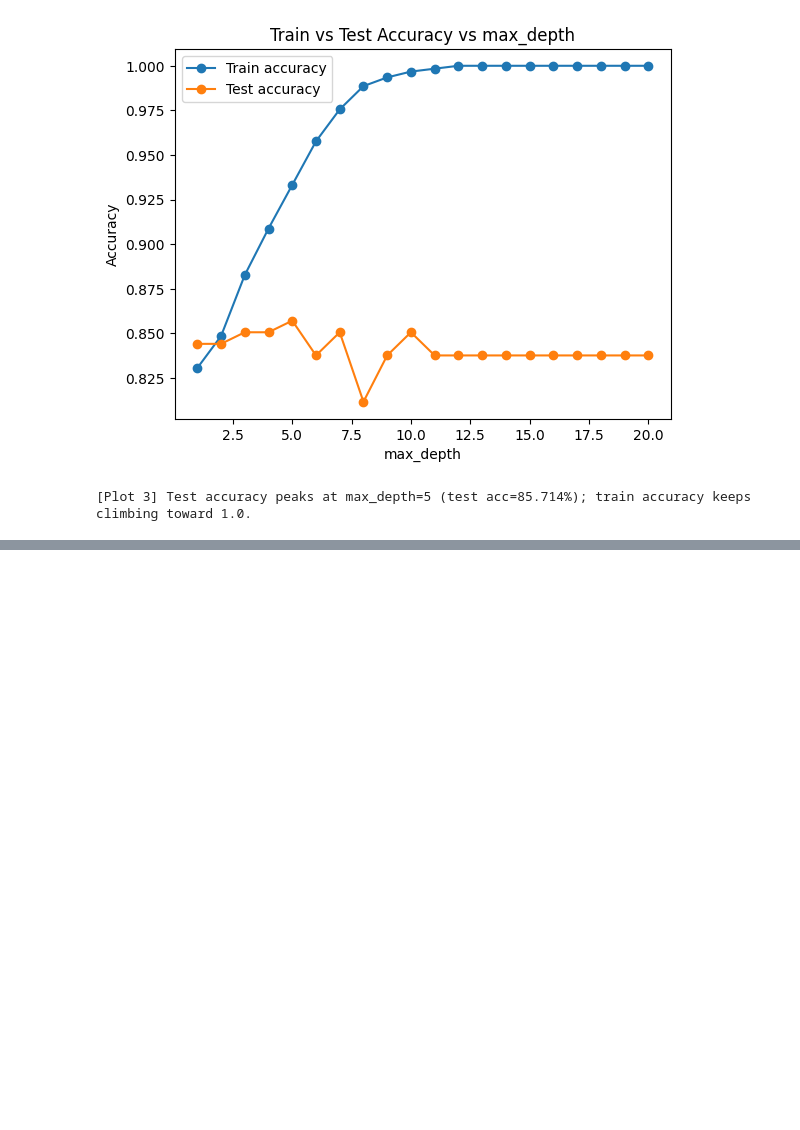
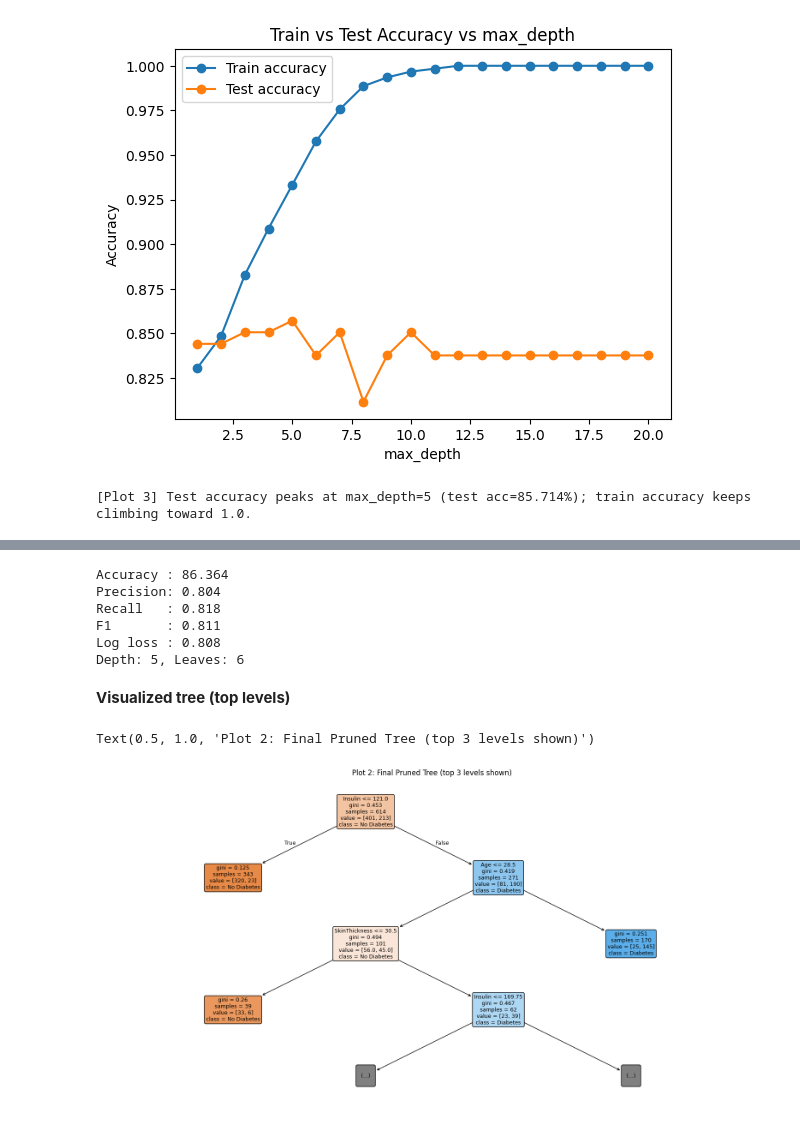
Before and after one commit to fatimaimran22/AI-ML, a Jupyter notebook: decision_trees/DecisionTree.ipynb, the cells around one changed output, grey strips where cells are left out. Saved outputs shown, nothing was run; the diff lists cells and outputs as text; code cells hidden in the pictures; blank space fills up the shorter version.

```diff
--- a/decision_trees/DecisionTree.ipynb
+++ b/decision_trees/DecisionTree.ipynb
@@ -194,0 +206,31 @@ print(f"\n[Plot 3] Test accuracy peaks at max_depth={best_depth_by_test} "
+# %%
+path = model1.cost_complexity_pruning_path(X_train, y_train) #If I prune you step by step, what ccp_alpha values can I use?
+
+ccp_alphas, impurities = path.ccp_alphas, path.impurities
+
+ccp_alphas = ccp_alphas[:-1]
+impurities = impurities[:-1]
+
+#Why remove the last one?
+#The largest alpha usually produces a tree with only one node.
+
+trees = []
+
+for alpha in ccp_alphas:
+    model = DecisionTreeClassifier(random_state=42, ccp_alpha=alpha)
+    model.fit(X_train, y_train)
+    trees.append(model)
+
+train_accuracy_alpha = [accuracy_score(y_train, t.predict(X_train)) for t in trees]
+test_accuracy_alpha = [accuracy_score(y_test, t.predict(X_test)) for t in trees]
+
+n_leaves_alpha = [t.get_n_leaves() for t in trees]
+
+best_alpha_index = int(np.argmax(test_accuracy_alpha))
+
+best_alpha = ccp_alphas[best_alpha_index]
+
+print(f"Best ccp_alpha (max test accuracy): {best_alpha:.5f}")
+print(f"Test accuracy at best alpha: {((test_accuracy_alpha[best_alpha_index])*100):.3f}%")
+print(f"Leaves at best alpha: {n_leaves_alpha[best_alpha_index]} "
+      f"(vs {model1.get_n_leaves()} in the unpruned tree)")
@@ -194,0 +289,26 @@ print(f"\n[Plot 3] Test accuracy peaks at max_depth={best_depth_by_test} "
+# %%
+print(f"Accuracy : {accuracy_pruned:.3f}")
+print(f"Precision: {precision_pruned:.3f}")
+print(f"Recall   : {recall_pruned:.3f}")
+print(f"F1       : {f1_pruned:.3f}")
+print(f"Log loss : {ll:.3f}")
+print(f"Depth: {pruned_tree.get_depth()}, Leaves: {pruned_tree.get_n_leaves()}")
+# %% [output]
+Accuracy : 86.364
+Precision: 0.804
+Recall   : 0.818
+F1       : 0.811
+Log loss : 0.808
+Depth: 5, Leaves: 6
+# %% [markdown]
+**Visualized tree (top levels)**
+# %%
+fig, ax = plt.subplots(figsize=(20, 10))
+plot_tree(
+    pruned_tree, max_depth=3, feature_names=X.columns, class_names=["No Diabetes", "Diabetes"],
+    filled=True, rounded=True, fontsize=9, ax=ax
+)
+ax.set_title("Plot 2: Final Pruned Tree (top 3 levels shown)")
+# %% [output]
+Text(0.5, 1.0, 'Plot 2: Final Pruned Tree (top 3 levels shown)')
+[figure, added]
```
Also changed, not shown: parts of 18 cells of this notebook.
